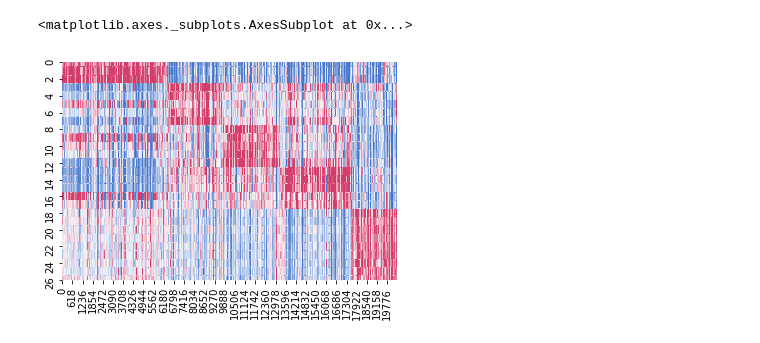
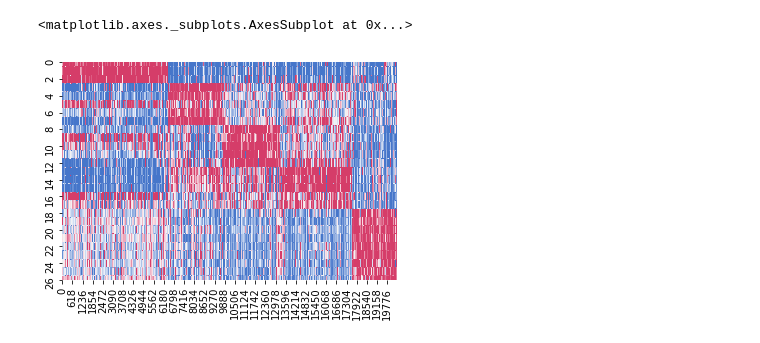
Before and after one commit to MintaYLu/COT, a Jupyter notebook: Example_GSE28490.ipynb, the cells around one changed output. Saved outputs shown, nothing was run; the diff lists cells and outputs as text; code cells hidden in the pictures.

```diff
--- a/Example_GSE28490.ipynb
+++ b/Example_GSE28490.ipynb
@@ -108,13 +103,14 @@ ovo.plot_simplex()
 # %%
 ## plot heatmap
 
 import seaborn as sns
+from sklearn.preprocessing import StandardScaler
 
 order = {v: i for i, v in enumerate(cot.df_mean.columns)}
 index = cot.df_cos['subtype'].map(order).sort_values().index
-data = cot.df_raw.loc[index].apply(lambda x: x / np.sum(x), axis=1).values.T
+data = StandardScaler().fit_transform(cot.df_raw.loc[index].T)
 
-sns.heatmap(data, vmin=0.01, vmax=0.06, cbar=False, cmap=sns.diverging_palette(255, 0, n=100))
+sns.heatmap(data, vmin=-1.0, vmax=+1.0, cbar=False, cmap=sns.diverging_palette(255, 0, n=100))
 # %% [output]
 <matplotlib.axes._subplots.AxesSubplot at 0x...>
-[figure, old version]
+[figure, new version]
```
Also changed, not shown: parts of 8 cells of this notebook, 1 other file.
